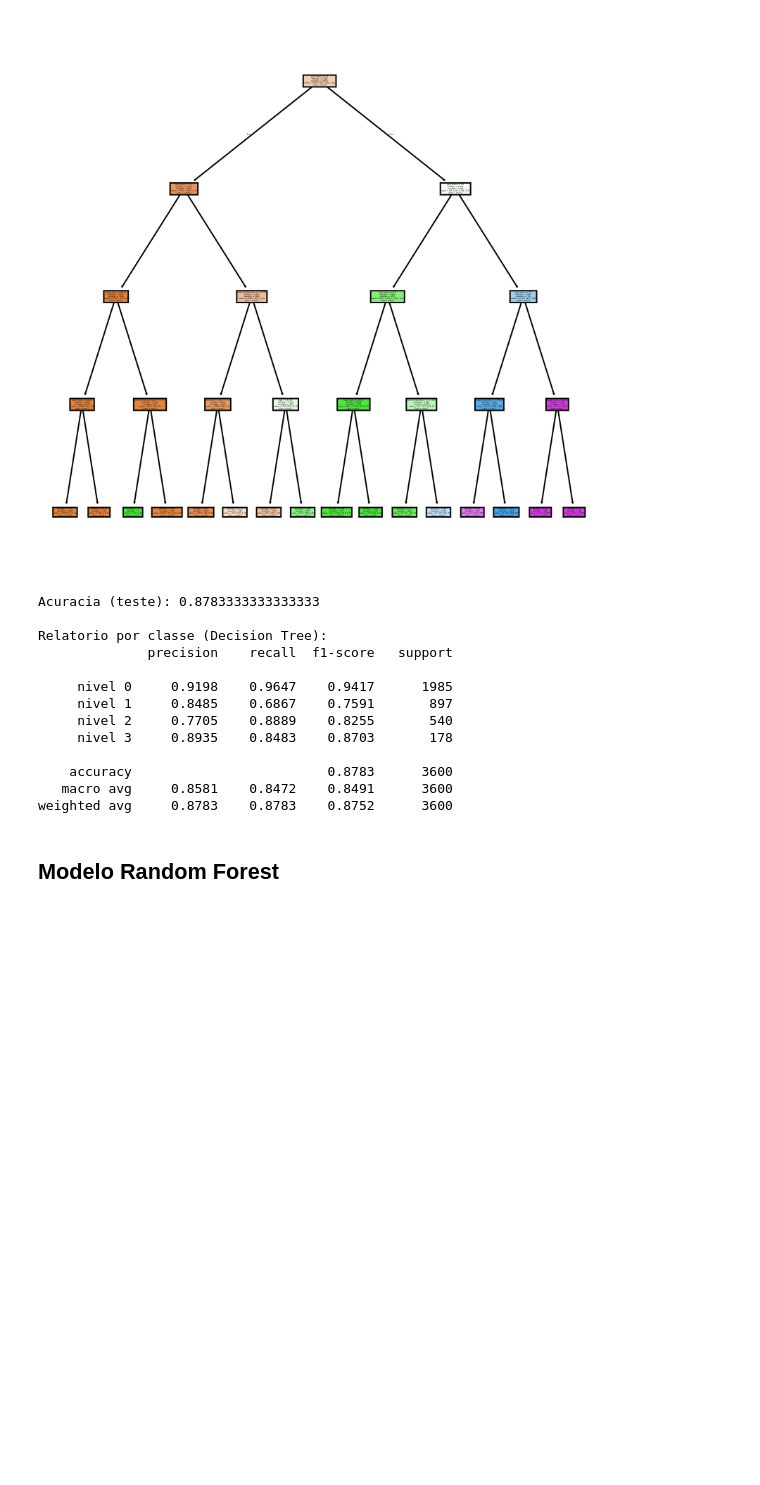
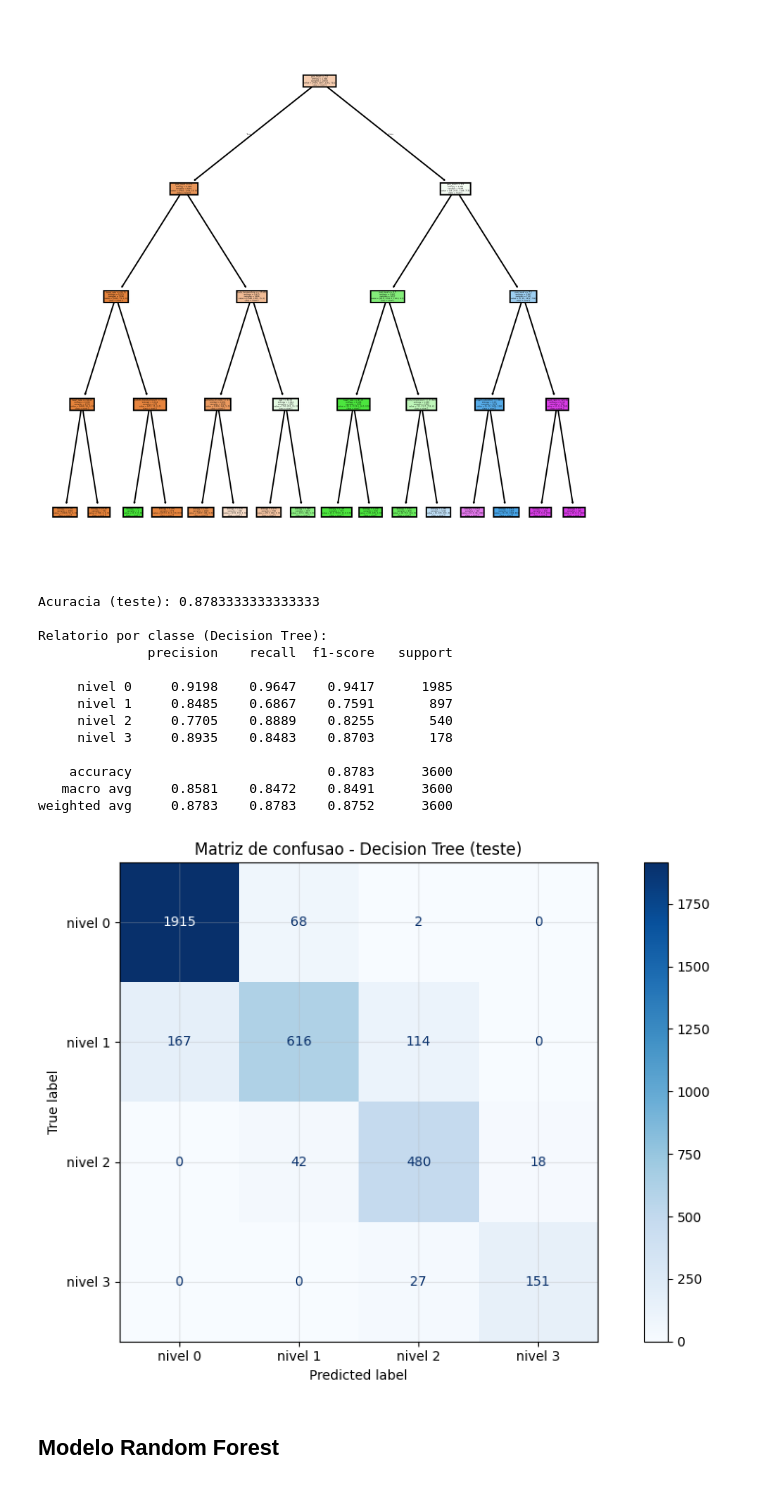
Before and after one commit to KelvinRgnz/Tech-Challenge-FIAP, a Jupyter notebook: nootebook/data_triagem.ipynb, the cells around one changed output. Drawn from its saved outputs; the diff is of its cells as text; code cells hidden in the pictures; blank space fills up the shorter version.

```diff
--- a/nootebook/data_triagem.ipynb
+++ b/nootebook/data_triagem.ipynb
@@ -621,24 +621,33 @@ fig.savefig('imagename.png')
 # %% [output]
 [figure]
 # %%
-from sklearn.metrics import classification_report
+from sklearn.metrics import classification_report, confusion_matrix, ConfusionMatrixDisplay
+import matplotlib.pyplot as plt
+
 print("Acuracia (teste):", accuracy_score(y_test, y_predito))
 print("\nRelatorio por classe (Decision Tree):")
 print(classification_report(y_test, y_predito, target_names=class_names, digits=4))
+
+cm_dt = confusion_matrix(y_test, y_predito)
+ConfusionMatrixDisplay(confusion_matrix=cm_dt, display_labels=class_names).plot(cmap="Blues")
+plt.title("Matriz de confusao - Decision Tree (teste)")
+plt.tight_layout()
+plt.show()
 # %% [output]
 Acuracia (teste): 0.8783333333333333
 
 Relatorio por classe (Decision Tree):
               precision    recall  f1-score   support
 
      nivel 0     0.9198    0.9647    0.9417      1985
      nivel 1     0.8485    0.6867    0.7591       897
      nivel 2     0.7705    0.8889    0.8255       540
      nivel 3     0.8935    0.8483    0.8703       178
 
     accuracy                         0.8783      3600
    macro avg     0.8581    0.8472    0.8491      3600
 weighted avg     0.8783    0.8783    0.8752      3600
+[figure, added]
 # %% [markdown]
 ## Modelo Random Forest
 # %%
```
Also changed, not shown: parts of 5 cells of this notebook, 3 other files.
